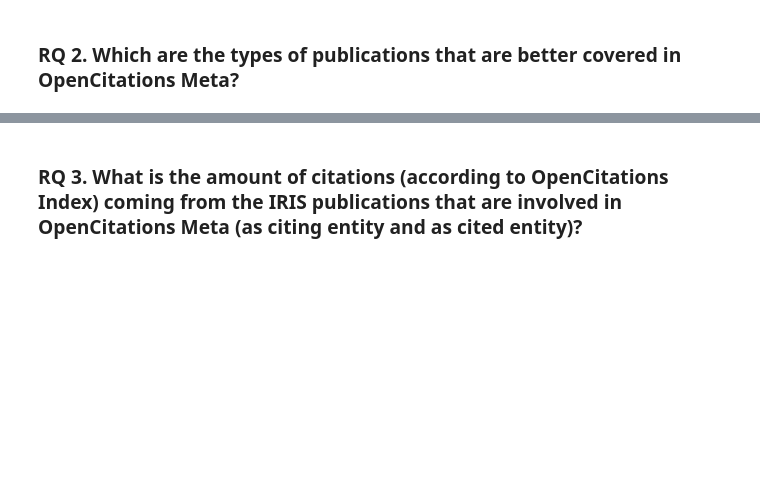
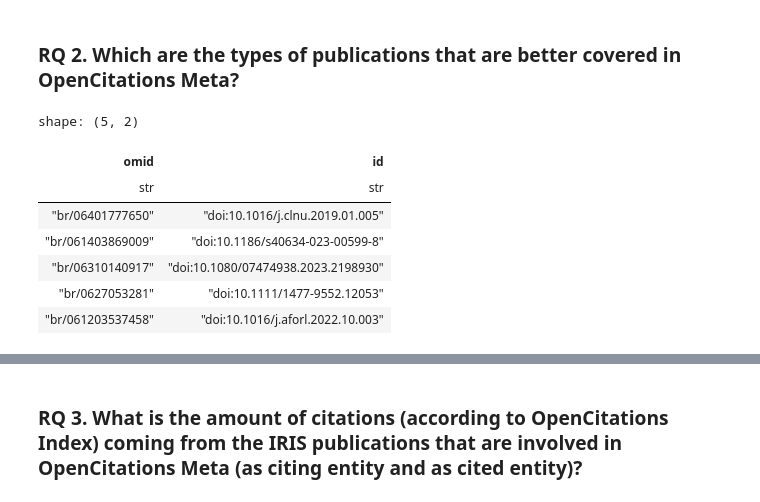
Before and after one commit to open-sci/2023-2024-atreides-code, a Jupyter notebook: leo.ipynb, the cells around one changed output, grey strips where cells are left out. Saved outputs shown, nothing was run; the diff lists cells and outputs as text; code cells hidden in the pictures; blank space fills up the shorter version.

```diff
--- a/leo.ipynb
+++ b/leo.ipynb
@@ -370,0 +447,11 @@ shape: (552_317, 2)
+# %%
+omid_query.head(5)
+# %% [output]
+shape: (5, 2)
+| omid | id |
+| str | str |
+| "br/06401777650" | "doi:10.1016/j.clnu.2019.01.005" |
+| "br/061403869009" | "doi:10.1186/s40634-023-00599-8" |
+| "br/06310140917" | "doi:10.1080/07474938.2023.2198930" |
+| "br/0627053281" | "doi:10.1111/1477-9552.12053" |
+| "br/061203537458" | "doi:10.1016/j.aforl.2022.10.003" |
```
Also changed, not shown: parts of 17 cells of this notebook.
